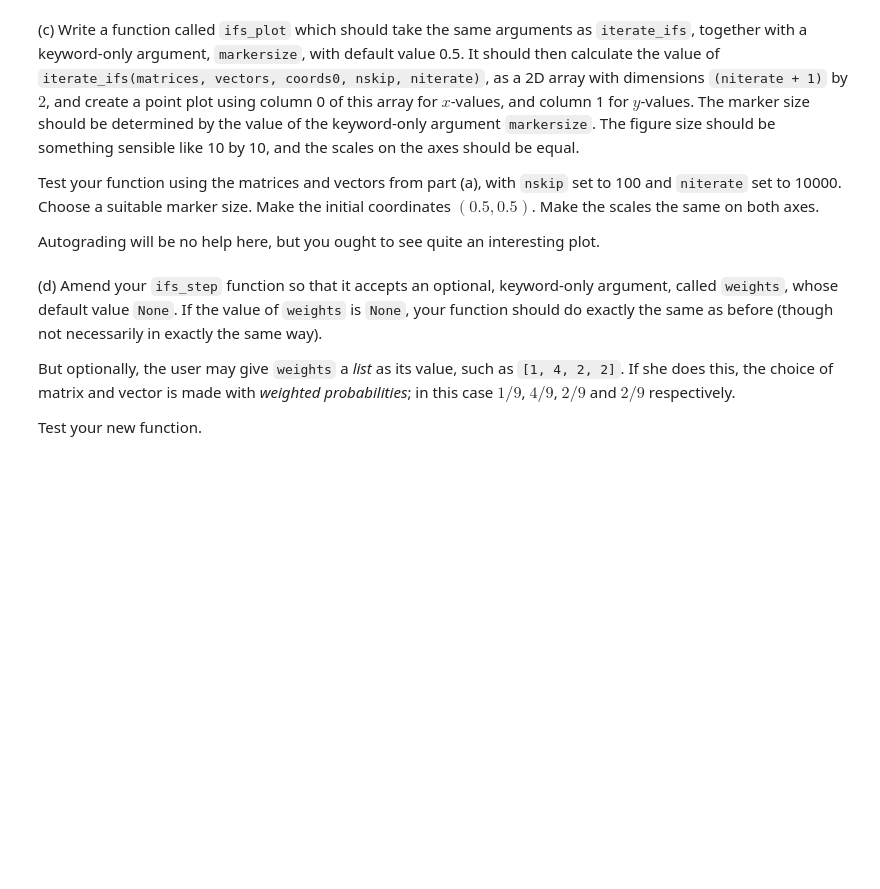
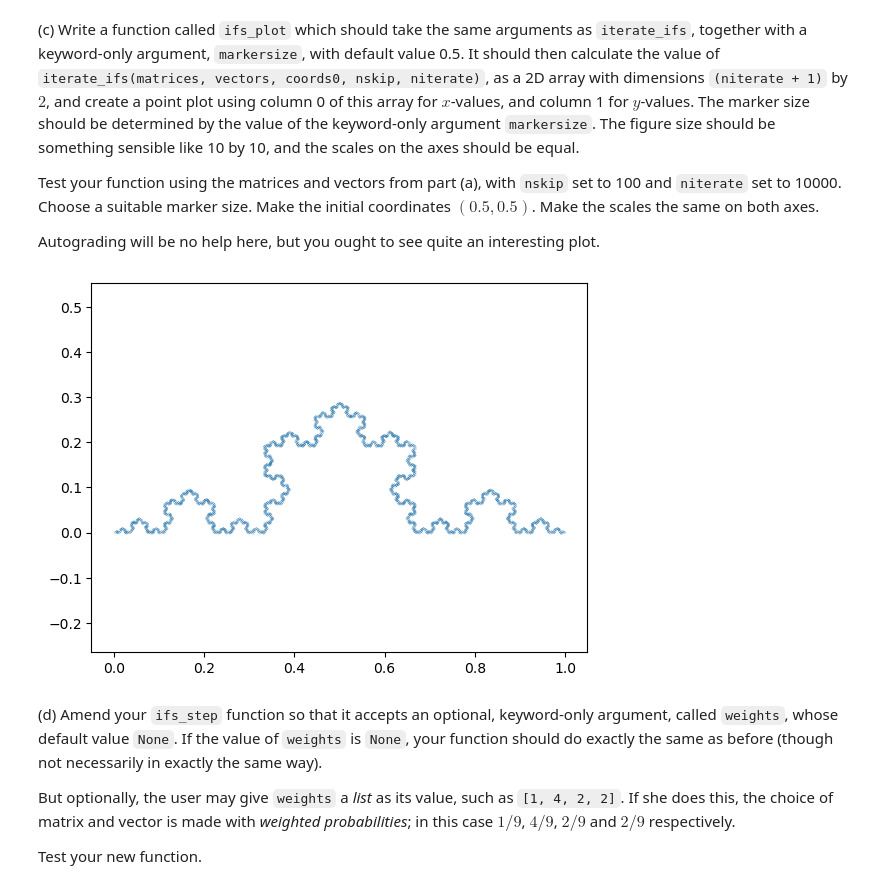
Before and after one commit to Imperial-MATH40006/math40006-2022-23-term2-week4-minister66, a Jupyter notebook: term2week4.ipynb, the cells around one changed output. Saved outputs shown, nothing was run; the diff lists cells and outputs as text; code cells hidden in the pictures; blank space fills up the shorter version.

```diff
--- a/term2week4.ipynb
+++ b/term2week4.ipynb
@@ -565,8 +589,12 @@ vec3 = np.array([2.0/3,0.0])
 vecs = np.array([vec0,vec1,vec2,vec3])
 # %%
 def ifs_step(matrices, vectors, coords):
-    # YOUR CODE HERE
-    raise NotImplementedError()
+    from numpy import dot
+    n = len(matrices)
+    index = nrnd.randint(0,n)
+    mat = matrices[index,:,:]
+    vec = vectors[index,:]
+    return dot(mat,coords) + vec
 # %%
 # 1 Mark
 # Do not try to delete this cell
@@ -584,8 +615,15 @@ question4a(_globals)
 </ul>
 # %%
 def iterate_ifs(matrices, vectors, coords0, nskip, niterate):
-    # YOUR CODE HERE
-    raise NotImplementedError()
+    from numpy import append
+    coords = coords0
+    for n in range(nskip):
+        coords = ifs_step(matrices, vectors, coords)
+    coords_array = np.array([coords])
+    for n in range(niterate):
+        coords = ifs_step(matrices, vectors, coords)
+        coords_array = np.append(coords_array,[coords],axis=0)
+    return coords_array
 # %%
 # 1 Mark
 # Do not try to delete this cell
@@ -600,8 +641,12 @@ Test your function using the matrices and vectors from part (a), with `nskip` se
 Autograding will be no help here, but you ought to see quite an interesting plot.
 # %%
 def ifs_plot(matrices, vectors, coords0, nskip, niterate, *, markersize=0.5):
-    # YOUR CODE HERE
-    raise NotImplementedError()
+    coords_array = iterate_ifs(matrices, vectors, coords0, nskip, niterate)
+    plt.plot(coords_array[:,0],coords_array[:,1], '.', markersize=markersize)
+ifs_plot(mats,vecs,np.array([0.5,0.5]), 100, 10000, markersize=0.1)
+plt.axis('equal');
+# %% [output]
+[figure, added]
 # %% [markdown]
 (d) Amend your `ifs_step` function so that it accepts an optional, keyword-only argument, called `weights`, whose default value `None`. If the value of `weights` is `None`, your function should do exactly the same as before (though not necessarily in exactly the same way).
 
```
Also changed, not shown: parts of 12 cells of this notebook.
